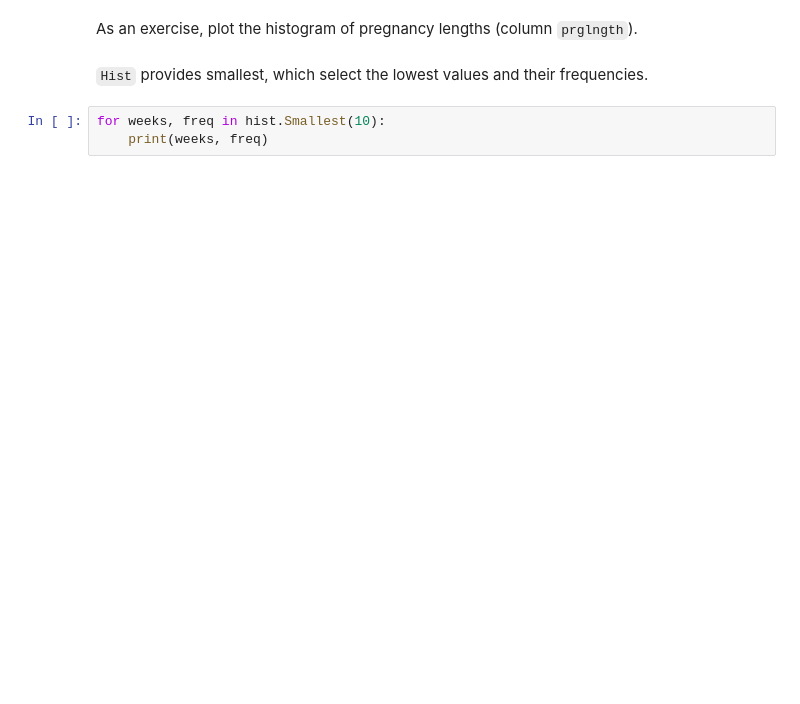
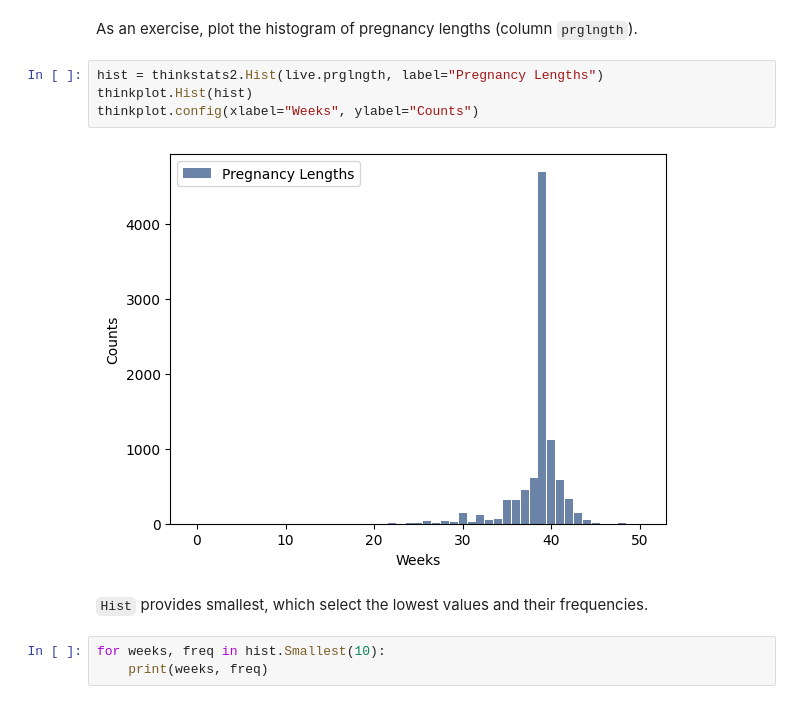
Before and after one commit to keineahnungking/MP2, a Jupyter notebook: chap02ex.ipynb, the cells around one changed output. Cells and saved outputs as stored; diff of their text form; blank space fills up the shorter version.

```diff
--- a/chap02ex.ipynb
+++ b/chap02ex.ipynb
@@ -120,5 +157,11 @@ thinkplot.Config(xlabel='years', ylabel='Count')
 # %% [markdown]
 As an exercise, plot the histogram of pregnancy lengths (column `prglngth`).
+# %%
+hist = thinkstats2.Hist(live.prglngth, label="Pregnancy Lengths")
+thinkplot.Hist(hist)
+thinkplot.config(xlabel="Weeks", ylabel="Counts")
+# %% [output]
+[figure, added]
 # %% [markdown]
 `Hist` provides smallest, which select the lowest values and their frequencies.
 # %%
```
Also changed, not shown: parts of 35 cells of this notebook.
